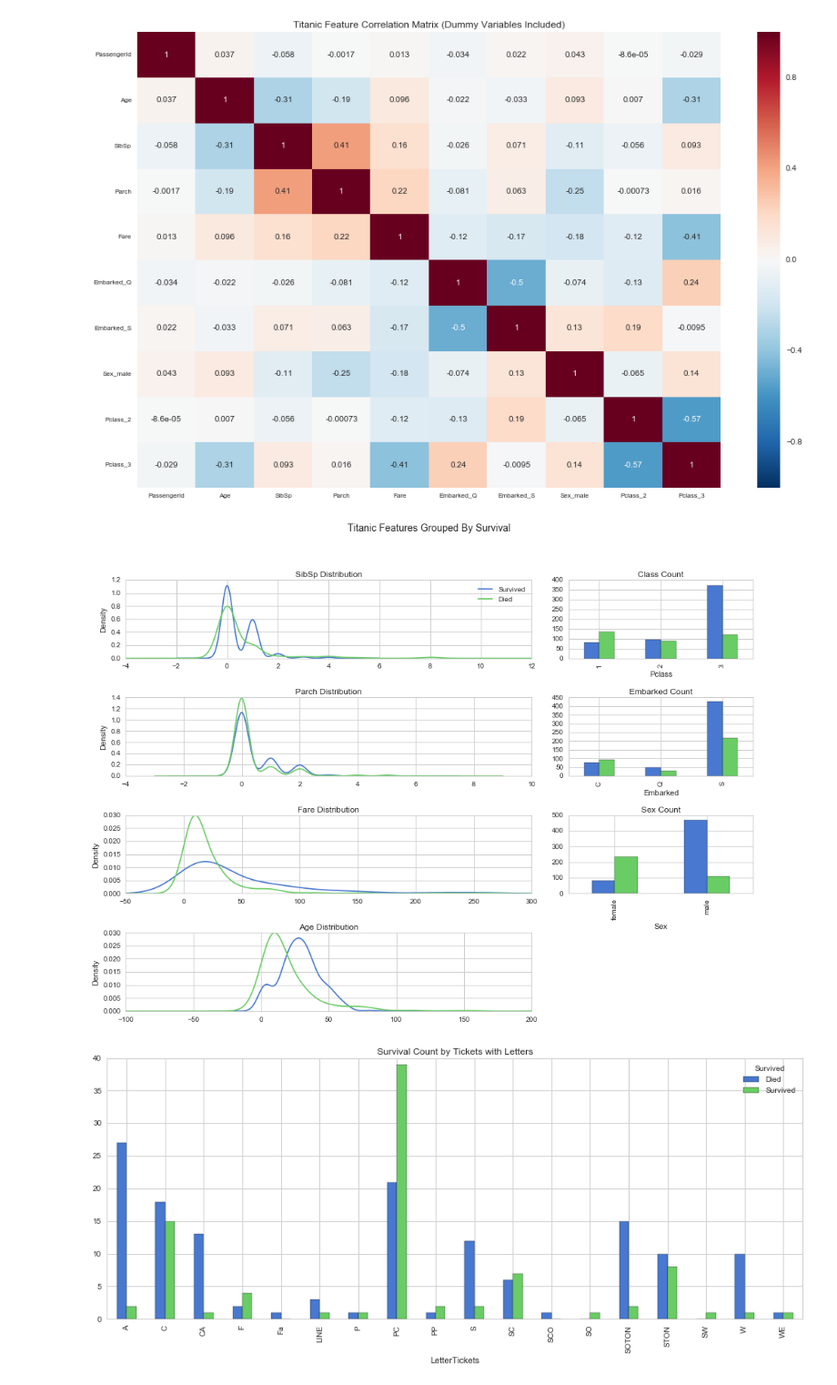
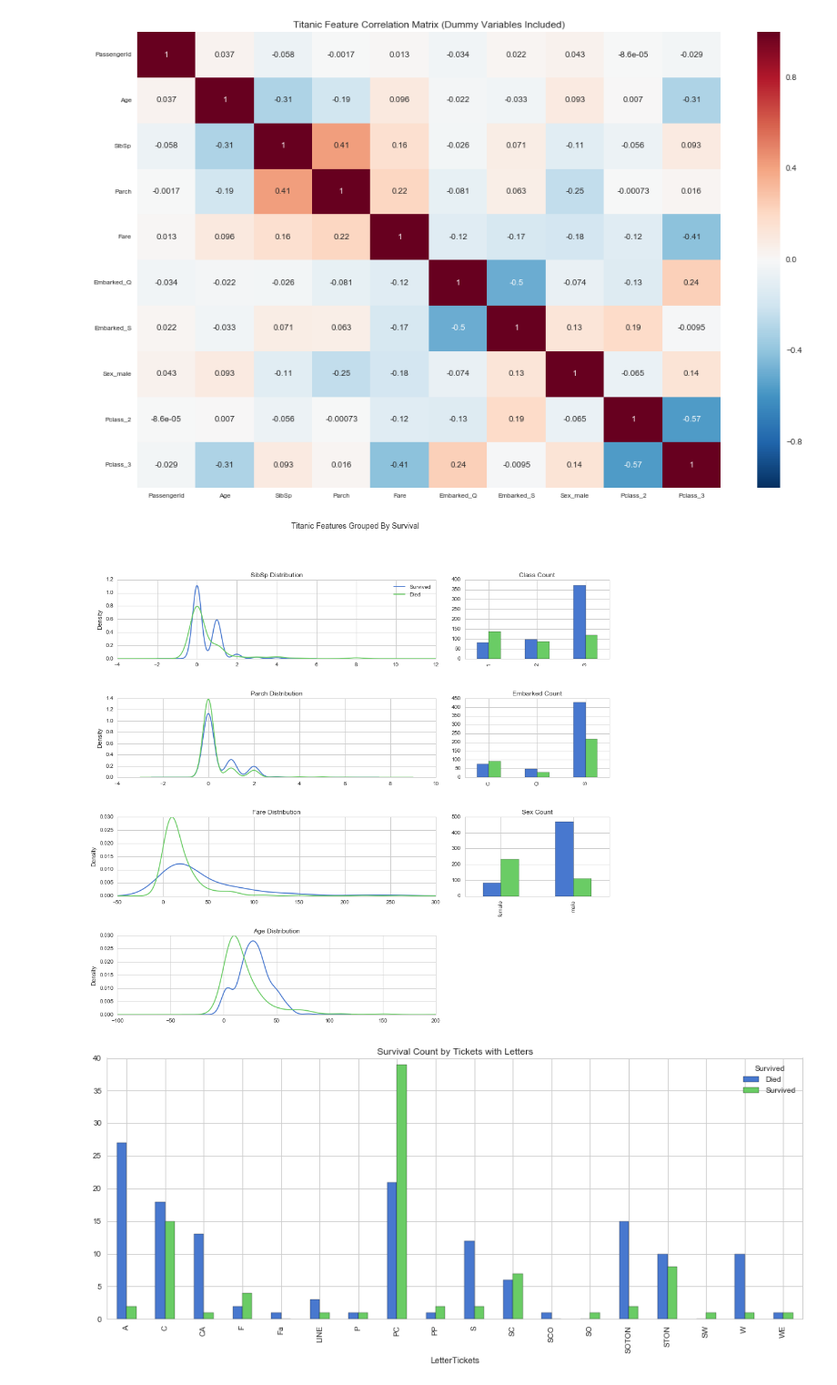
Before and after one commit to bljustice/kaggle, a Jupyter notebook: titanic/titanic_eda.ipynb, the cells around one changed output. Shown at 91% size. Drawn from its saved outputs; the diff is of its cells as text; code cells hidden in the pictures.

Commit message:
Updated grouped survival plots to remove x axis label on bar plots and figure sizing

```diff
--- a/titanic/titanic_eda.ipynb
+++ b/titanic/titanic_eda.ipynb
@@ -160,7 +160,7 @@ plt.title('Titanic Feature Correlation Matrix (Dummy Variables Included)');
 # %% [output]
 [figure]
 # %%
-plt.figure(figsize=(16, 14))
+plt.figure(figsize=(16, 18))
 
 ax1 = plt.subplot2grid((5, 3), (0, 0), colspan=2)
 train_df.SibSp[train_df.Survived == 'Survived'].plot(kind='kde')
@@ -178,34 +178,38 @@ train_df.groupby(['Survived', 'Pclass']).count().unstack('Survived').PassengerId
                                                                                       ax=ax3,
                                                                                       title='Class Count',
                                                                                       legend=False)
+ax3.set_xlabel('')
+
 ax4 = plt.subplot2grid((5, 3), (1, 2))
 train_df.groupby(['Survived', 'Embarked']).count().unstack('Survived').PassengerId.plot(kind='bar',
                                                                                         ax=ax4,
                                                                                         title='Embarked Count',
                                                                                         legend=False)
+ax4.set_xlabel('')
 
 ax5 = plt.subplot2grid((5, 3), (2, 2))
 train_df.groupby(['Survived', 'Sex']).count().unstack('Survived').PassengerId.plot(kind='bar',
                                                                                    ax=ax5,
                                                                                    title='Sex Count',
                                                                                    legend=False)
+ax5.set_xlabel('')
 
 ax6 = plt.subplot2grid((5, 3), (2, 0), colspan=2)
 train_df.Fare[train_df.Survived == 'Survived'].plot(kind='kde')
 train_df.Fare[train_df.Survived == 'Died'].plot(kind='kde')
 ax6.set_xlim(-50, 300)
 ax6.set_title('Fare Distribution')
 
 ax7 = plt.subplot2grid((5, 3), (3, 0), colspan=2)
 train_df.Age[train_df.Survived == 'Survived'].plot(kind='kde')
 train_df.Fare[train_df.Survived == 'Died'].plot(kind='kde')
 ax7.set_xlim(-100, 200)
 ax7.set_title('Age Distribution');
 
 plt.suptitle('Titanic Features Grouped By Survival', fontsize=14)
 plt.subplots_adjust(hspace=0.5);
 # %% [output]
-[figure, old version]
+[figure, new version]
 # %%
 train_df['LetterTickets'] = train_df.Ticket.astype(str).str.extract('([A-Za-z]+)', expand=False)
 train_df.loc[train_df.LetterTickets.isnull(), 'LetterTickets'] = 'Other'
```
